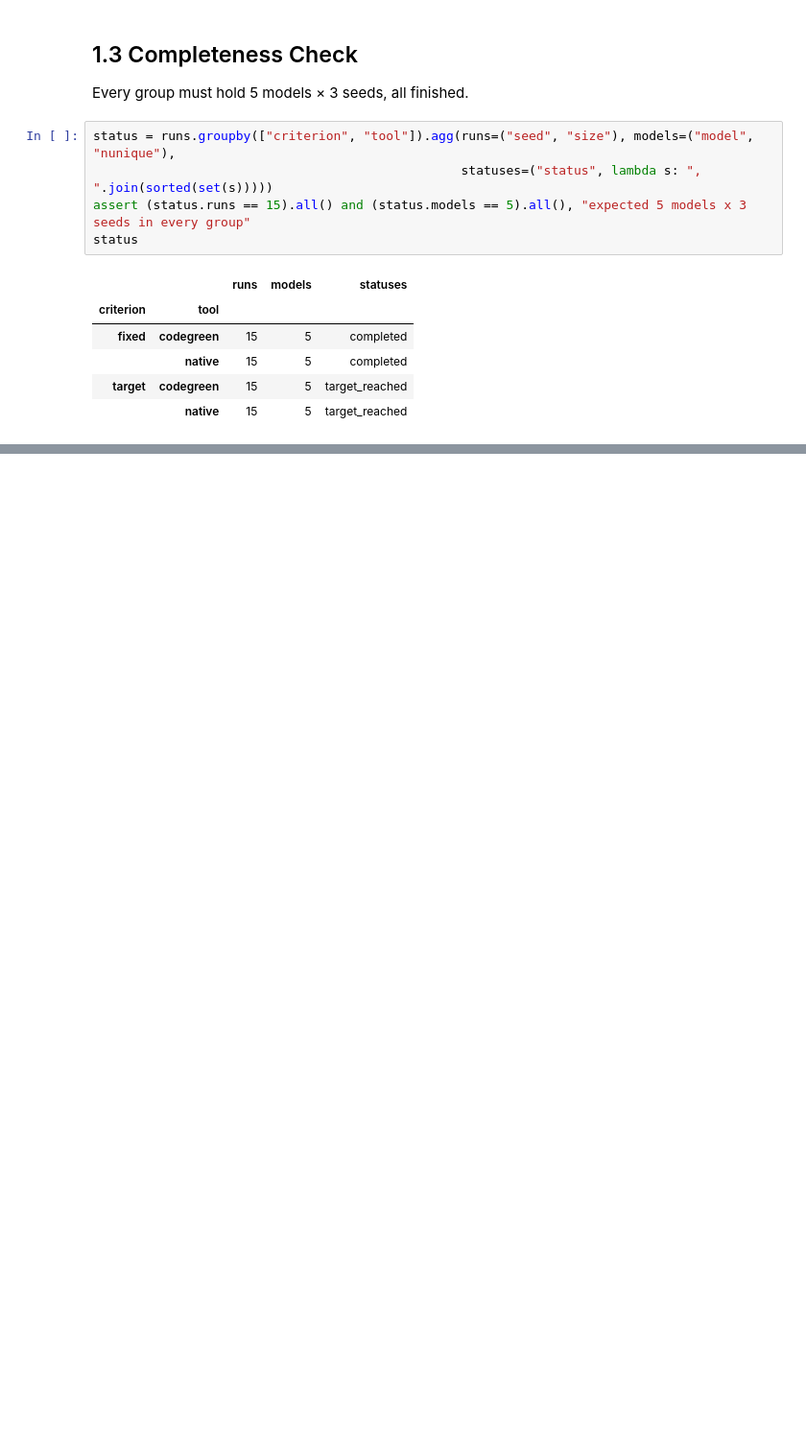
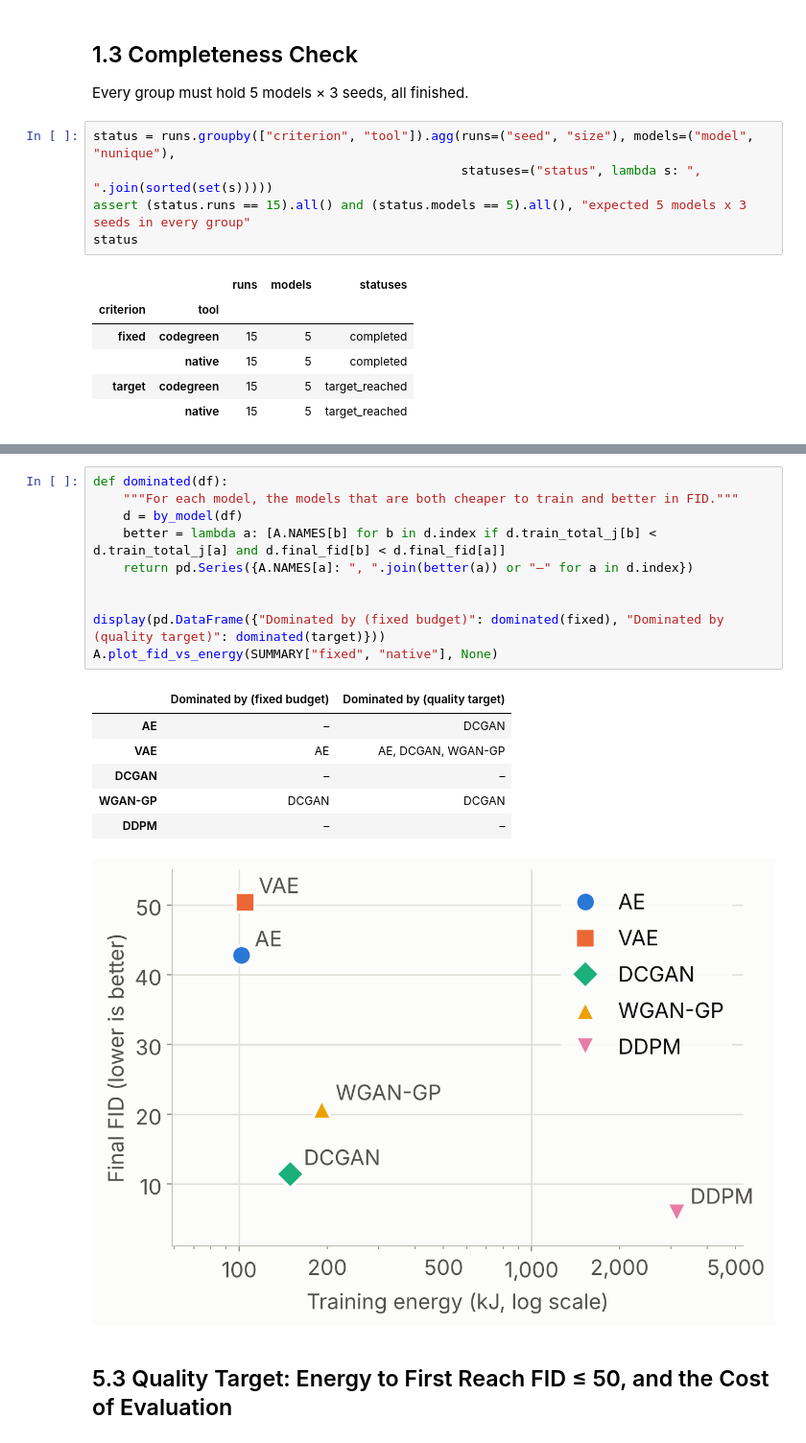
Before and after one commit to masud70/QpJ, a Jupyter notebook: analysis.ipynb, the cells around one changed output, grey strips where cells are left out. Shown at 96% size. Saved outputs shown, nothing was run; the diff lists cells and outputs as text; blank space fills up the shorter version.

```diff
--- a/analysis.ipynb
+++ b/analysis.ipynb
@@ -421,0 +384,20 @@ show({"DCGAN / DDPM, QpJ with final sampling": t.qpj_train_inference.dcgan / t.q
+# %%
+def dominated(df):
+    """For each model, the models that are both cheaper to train and better in FID."""
+    d = by_model(df)
+    better = lambda a: [A.NAMES[b] for b in d.index if d.train_total_j[b] < d.train_total_j[a] and d.final_fid[b] < d.final_fid[a]]
+    return pd.Series({A.NAMES[a]: ", ".join(better(a)) or "–" for a in d.index})
+
+
+display(pd.DataFrame({"Dominated by (fixed budget)": dominated(fixed), "Dominated by (quality target)": dominated(target)}))
+A.plot_fid_vs_energy(SUMMARY["fixed", "native"], None)
+# %% [output]
+|  | Dominated by (fixed budget) | Dominated by (quality target) |
+| AE | – | DCGAN |
+| VAE | AE | AE, DCGAN, WGAN-GP |
+| DCGAN | – | – |
+| WGAN-GP | DCGAN | DCGAN |
+| DDPM | – | – |
+[figure, added]
+# %% [markdown]
+## 5.3 Quality Target: Energy to First Reach FID ≤ 50, and the Cost of Evaluation
```
Also changed, not shown: parts of 113 cells of this notebook.
